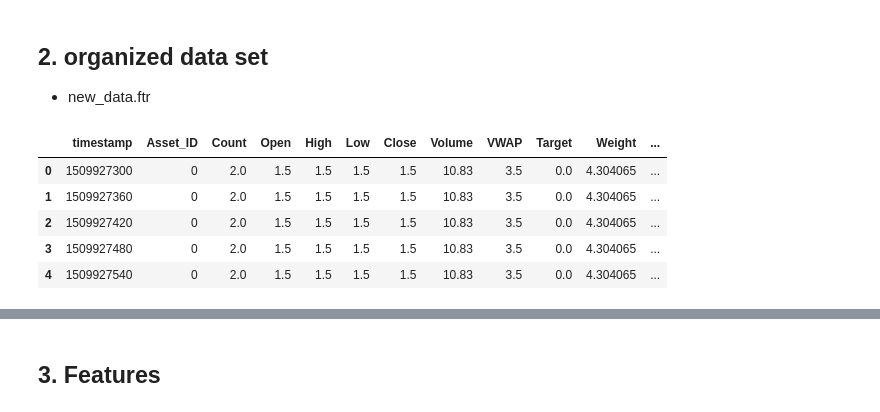
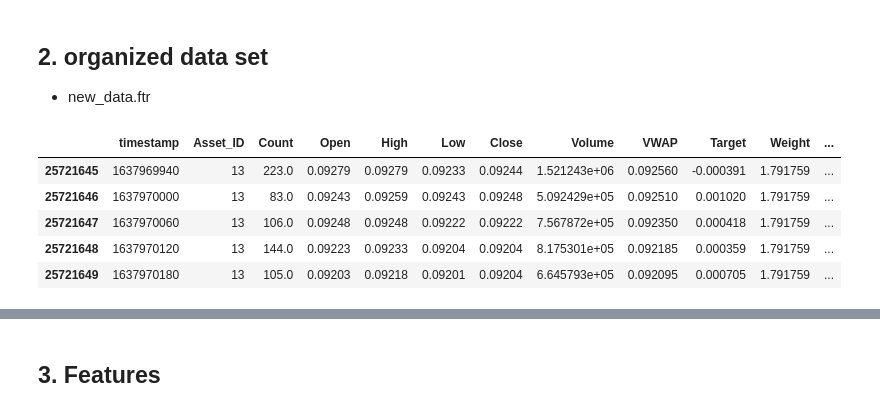
Before and after one commit to 123mitnik/Crypto_Forecasting_kaggle, a Jupyter notebook: crypto-xgb-cv.ipynb, the cells around one changed output, grey strips where cells are left out. Saved outputs shown, nothing was run; the diff lists cells and outputs as text; code cells hidden in the pictures.

```diff
--- a/crypto-xgb-cv.ipynb
+++ b/crypto-xgb-cv.ipynb
@@ -19,12 +19,12 @@ sorted([int(s.split('_')[-1]) for s in os.listdir('./trainedXGB/') if 'model_nof
 # %%
 import pandas as pd
 import gc
 df_train = pd.read_feather('./data'+'/new_data.ftr').drop('index',axis=1)
-df_train.head()
+df_train.tail()
 # %% [output]
 |  | timestamp | Asset_ID | Count | Open | High | Low | Close | Volume | VWAP | Target | Weight | ... |
-| 0 | 1509927300 | 0 | 2.0 | 1.5 | 1.5 | 1.5 | 1.5 | 10.83 | 3.5 | 0.0 | 4.304065 | ... |
-| 1 | 1509927360 | 0 | 2.0 | 1.5 | 1.5 | 1.5 | 1.5 | 10.83 | 3.5 | 0.0 | 4.304065 | ... |
-| 2 | 1509927420 | 0 | 2.0 | 1.5 | 1.5 | 1.5 | 1.5 | 10.83 | 3.5 | 0.0 | 4.304065 | ... |
-| 3 | 1509927480 | 0 | 2.0 | 1.5 | 1.5 | 1.5 | 1.5 | 10.83 | 3.5 | 0.0 | 4.304065 | ... |
-| 4 | 1509927540 | 0 | 2.0 | 1.5 | 1.5 | 1.5 | 1.5 | 10.83 | 3.5 | 0.0 | 4.304065 | ... |
+| 25721645 | 1637969940 | 13 | 223.0 | 0.09279 | 0.09279 | 0.09233 | 0.09244 | 1.521243e+06 | 0.092560 | -0.000391 | 1.791759 | ... |
+| 25721646 | 1637970000 | 13 | 83.0 | 0.09243 | 0.09259 | 0.09243 | 0.09248 | 5.092429e+05 | 0.092510 | 0.001020 | 1.791759 | ... |
+| 25721647 | 1637970060 | 13 | 106.0 | 0.09248 | 0.09248 | 0.09222 | 0.09222 | 7.567872e+05 | 0.092350 | 0.000418 | 1.791759 | ... |
+| 25721648 | 1637970120 | 13 | 144.0 | 0.09223 | 0.09233 | 0.09204 | 0.09204 | 8.175301e+05 | 0.092185 | 0.000359 | 1.791759 | ... |
+| 25721649 | 1637970180 | 13 | 105.0 | 0.09203 | 0.09218 | 0.09201 | 0.09204 | 6.645793e+05 | 0.092095 | 0.000705 | 1.791759 | ... |
```
Also changed, not shown: parts of 12 cells of this notebook, 3 other files.
